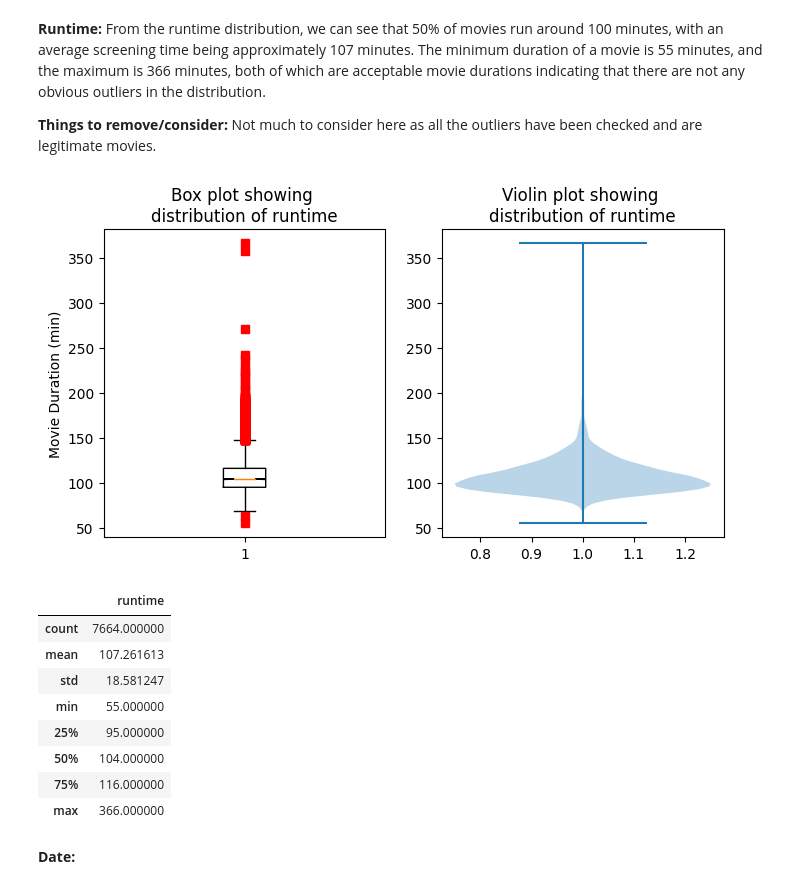
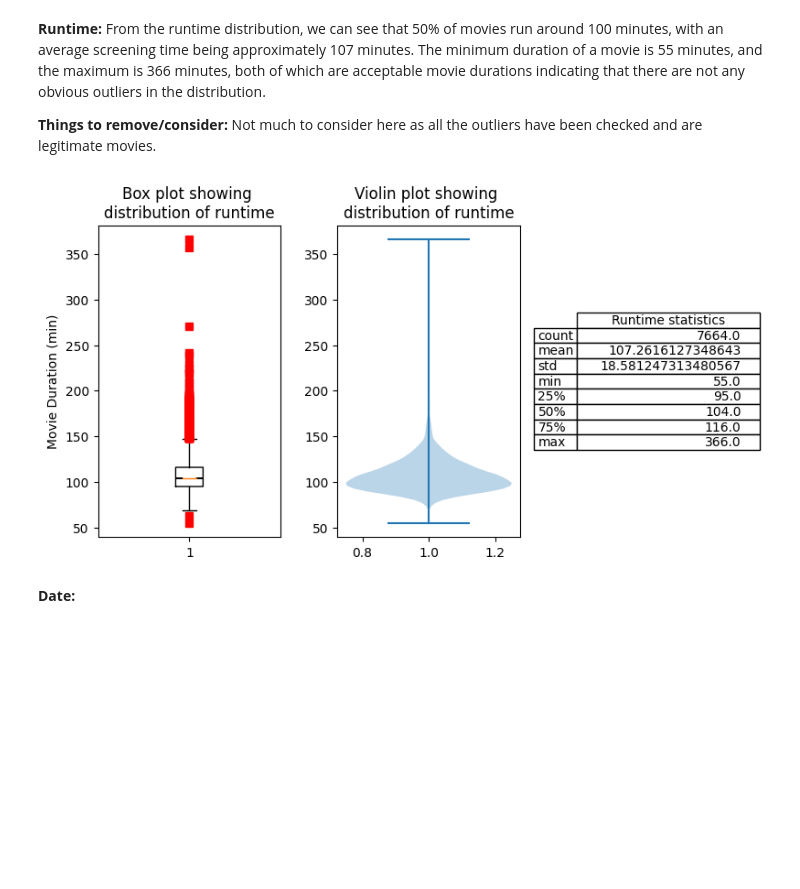
Before and after one commit to dchicasduena/COMP3400_Project, a Jupyter notebook: Project.ipynb, the cells around one changed output. Saved outputs shown, nothing was run; the diff lists cells and outputs as text; code cells hidden in the pictures; blank space fills up the shorter version.

Commit message:
Improved on the runtime design

```diff
--- a/Project.ipynb
+++ b/Project.ipynb
@@ -249,29 +249,27 @@ Not much to consider here as all the outliers have been checked and are legitima
 # %%
 runtime = pd.DataFrame(data = movies['runtime'].dropna())
 
-fig, ax = plt.subplots(1,2,figsize=(8,4))
+fig, ax = plt.subplots(1,3,figsize=(8,4))
 
+fig.tight_layout() #spaces out the plots
+
+#Box plot
 ax[0].boxplot(runtime.dropna(),1,'rs')
 ax[0].set_title("Box plot showing \ndistribution of runtime")
 ax[0].set(ylabel="Movie Duration (min)")
 
+#Violin plot
 ax[1].violinplot(runtime)
 ax[1].set_title("Violin plot showing \ndistribution of runtime")
 
+#Table
+ax[2].set_axis_off()
+rows = ['count', 'mean', 'std', 'min','25%','50%','75%','max']
+ax[2].table(cellText = runtime.describe().values.tolist(), rowLabels=rows, colLabels=["Runtime statistics"], loc='center')
+
 plt.show()
-
-runtime.describe()
 # %% [output]
-[figure, old version]
+[figure, new version]
-|  | runtime |
-| count | 7664.000000 |
-| mean | 107.261613 |
-| std | 18.581247 |
-| min | 55.000000 |
-| 25% | 95.000000 |
-| 50% | 104.000000 |
-| 75% | 116.000000 |
-| max | 366.000000 |
 # %% [markdown]
 **Date:**
 # %%
```
